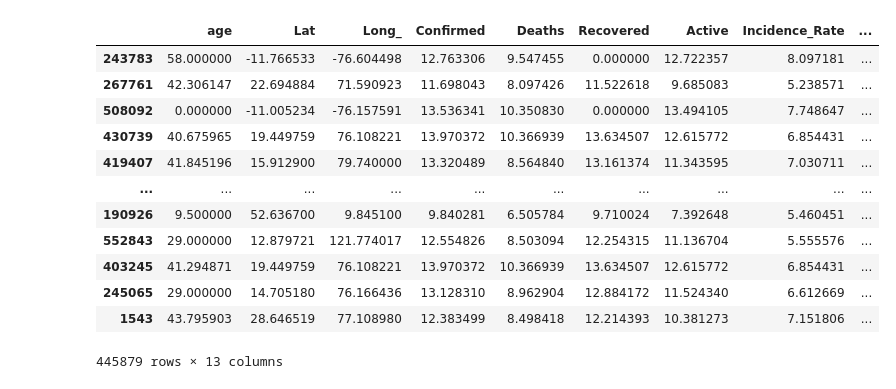
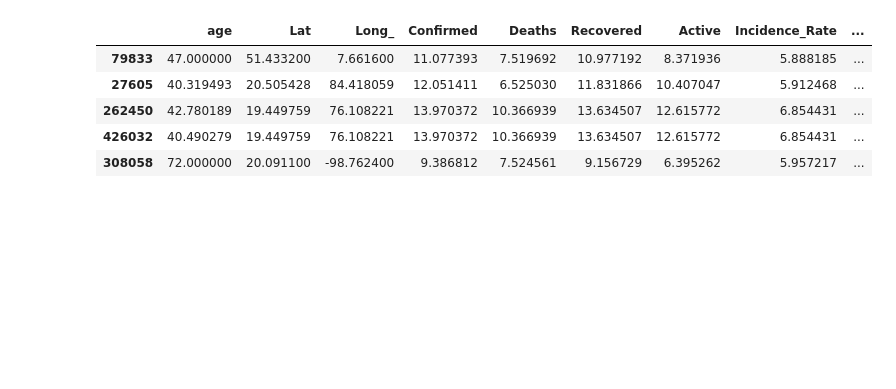
Before and after one commit to alhparsa/CMPT459-Project, a Jupyter notebook: Milestone_2.ipynb, the cells around one changed output. Drawn from its saved outputs; the diff is of its cells as text; code cells hidden in the pictures; blank space fills up the shorter version.

```diff
--- a/Milestone_2.ipynb
+++ b/Milestone_2.ipynb
@@ -15,16 +13,9 @@ X_train, y_train = data.training_data
 # %%
-X_train
+X_train.head(5)
 # %% [output]
 |  | age | Lat | Long_ | Confirmed | Deaths | Recovered | Active | Incidence_Rate | ... |
-| 243783 | 58.000000 | -11.766533 | -76.604498 | 12.763306 | 9.547455 | 0.000000 | 12.722357 | 8.097181 | ... |
-| 267761 | 42.306147 | 22.694884 | 71.590923 | 11.698043 | 8.097426 | 11.522618 | 9.685083 | 5.238571 | ... |
-| 508092 | 0.000000 | -11.005234 | -76.157591 | 13.536341 | 10.350830 | 0.000000 | 13.494105 | 7.748647 | ... |
-| 430739 | 40.675965 | 19.449759 | 76.108221 | 13.970372 | 10.366939 | 13.634507 | 12.615772 | 6.854431 | ... |
-| 419407 | 41.845196 | 15.912900 | 79.740000 | 13.320489 | 8.564840 | 13.161374 | 11.343595 | 7.030711 | ... |
-| ... | ... | ... | ... | ... | ... | ... | ... | ... | ... |
-| 190926 | 9.500000 | 52.636700 | 9.845100 | 9.840281 | 6.505784 | 9.710024 | 7.392648 | 5.460451 | ... |
-| 552843 | 29.000000 | 12.879721 | 121.774017 | 12.554826 | 8.503094 | 12.254315 | 11.136704 | 5.555576 | ... |
-| 403245 | 41.294871 | 19.449759 | 76.108221 | 13.970372 | 10.366939 | 13.634507 | 12.615772 | 6.854431 | ... |
-| 245065 | 29.000000 | 14.705180 | 76.166436 | 13.128310 | 8.962904 | 12.884172 | 11.524340 | 6.612669 | ... |
-| 1543 | 43.795903 | 28.646519 | 77.108980 | 12.383499 | 8.498418 | 12.214393 | 10.381273 | 7.151806 | ... |
+| 79833 | 47.000000 | 51.433200 | 7.661600 | 11.077393 | 7.519692 | 10.977192 | 8.371936 | 5.888185 | ... |
+| 27605 | 40.319493 | 20.505428 | 84.418059 | 12.051411 | 6.525030 | 11.831866 | 10.407047 | 5.912468 | ... |
+| 262450 | 42.780189 | 19.449759 | 76.108221 | 13.970372 | 10.366939 | 13.634507 | 12.615772 | 6.854431 | ... |
+| 426032 | 40.490279 | 19.449759 | 76.108221 | 13.970372 | 10.366939 | 13.634507 | 12.615772 | 6.854431 | ... |
+| 308058 | 72.000000 | 20.091100 | -98.762400 | 9.386812 | 7.524561 | 9.156729 | 6.395262 | 5.957217 | ... |
-445879 rows × 13 columns
```
Also changed, not shown: parts of 13 cells of this notebook, 9 other files.
